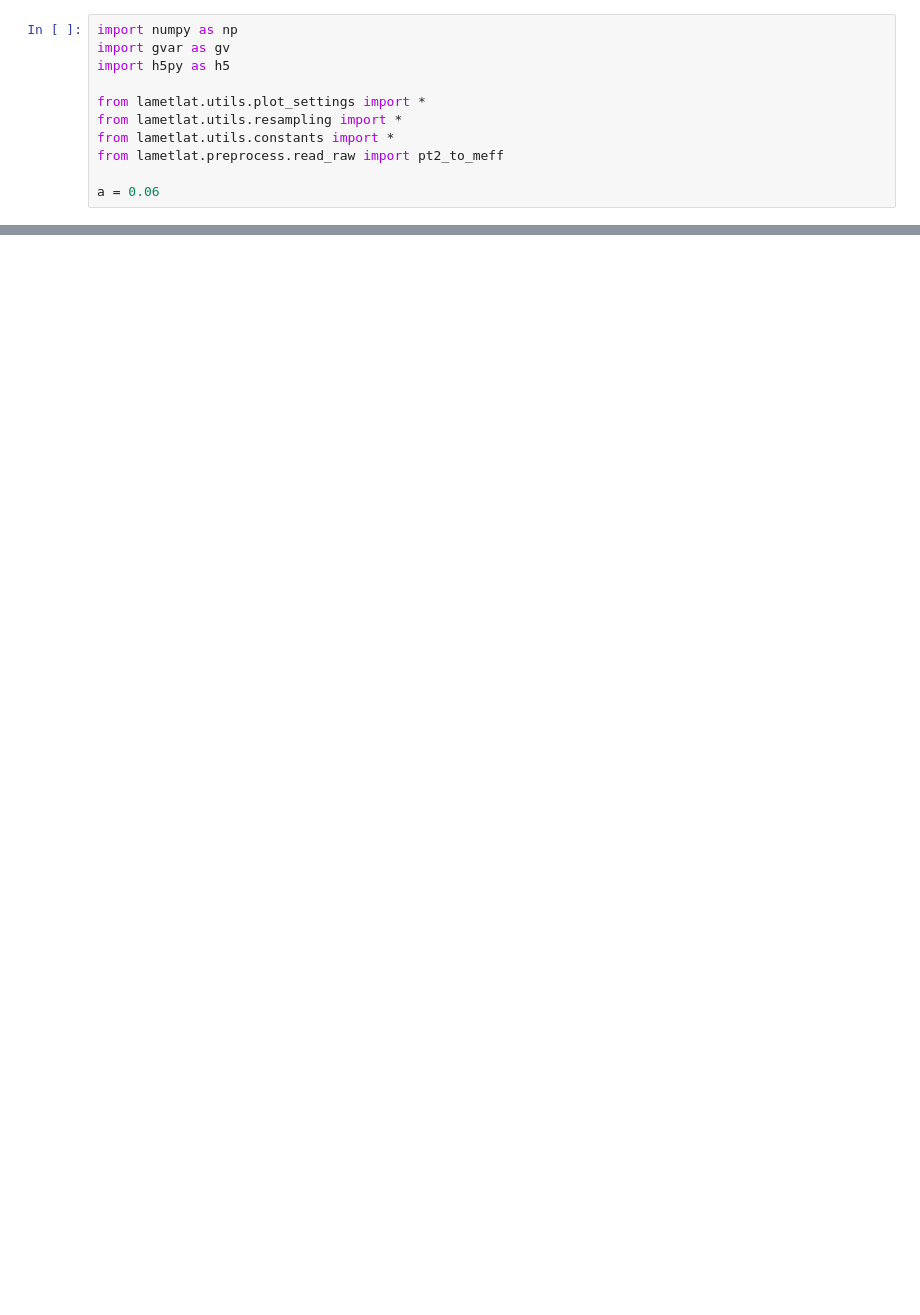
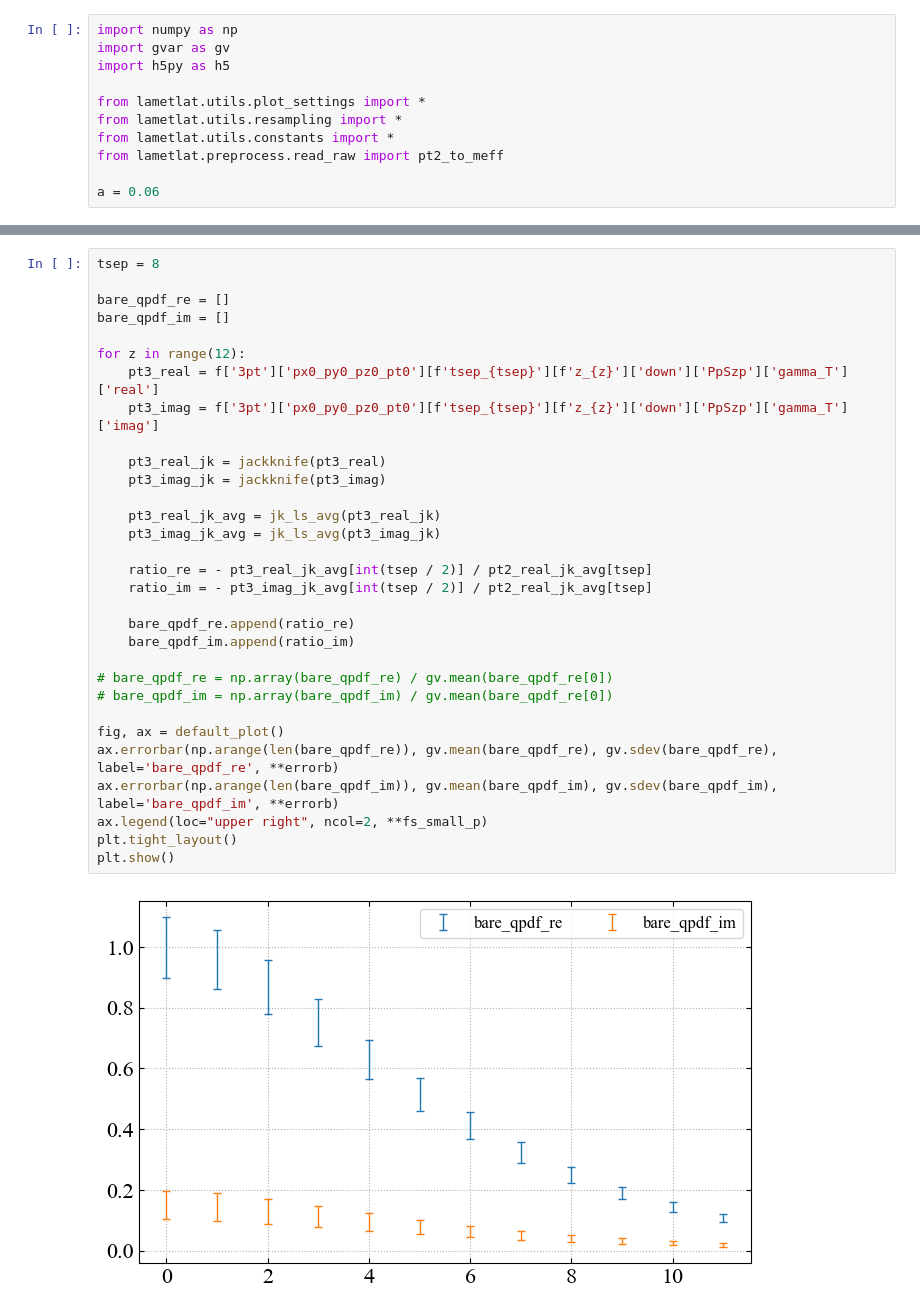
Before and after one commit to Greyyy-HJC/gpt_benchmark, a Jupyter notebook: examples/proton_qpdf/read.ipynb, the cells around one changed output, grey strips where cells are left out. Saved outputs shown, nothing was run; the diff lists cells and outputs as text; blank space fills up the shorter version.

```diff
--- a/examples/proton_qpdf/read.ipynb
+++ b/examples/proton_qpdf/read.ipynb
@@ -75,0 +88,33 @@ plt.show()
+# %%
+tsep = 8
+
+bare_qpdf_re = []
+bare_qpdf_im = []
+
+for z in range(12):
+    pt3_real = f['3pt']['px0_py0_pz0_pt0'][f'tsep_{tsep}'][f'z_{z}']['down']['PpSzp']['gamma_T']['real']
+    pt3_imag = f['3pt']['px0_py0_pz0_pt0'][f'tsep_{tsep}'][f'z_{z}']['down']['PpSzp']['gamma_T']['imag']
+
+    pt3_real_jk = jackknife(pt3_real)
+    pt3_imag_jk = jackknife(pt3_imag)
+
+    pt3_real_jk_avg = jk_ls_avg(pt3_real_jk)
+    pt3_imag_jk_avg = jk_ls_avg(pt3_imag_jk)
+
+    ratio_re = - pt3_real_jk_avg[int(tsep / 2)] / pt2_real_jk_avg[tsep]
+    ratio_im = - pt3_imag_jk_avg[int(tsep / 2)] / pt2_real_jk_avg[tsep]
+
+    bare_qpdf_re.append(ratio_re)
+    bare_qpdf_im.append(ratio_im)
+
+# bare_qpdf_re = np.array(bare_qpdf_re) / gv.mean(bare_qpdf_re[0])
+# bare_qpdf_im = np.array(bare_qpdf_im) / gv.mean(bare_qpdf_re[0])
+
+fig, ax = default_plot()
+ax.errorbar(np.arange(len(bare_qpdf_re)), gv.mean(bare_qpdf_re), gv.sdev(bare_qpdf_re), label='bare_qpdf_re', **errorb)
+ax.errorbar(np.arange(len(bare_qpdf_im)), gv.mean(bare_qpdf_im), gv.sdev(bare_qpdf_im), label='bare_qpdf_im', **errorb)
+ax.legend(loc="upper right", ncol=2, **fs_small_p)
+plt.tight_layout()
+plt.show()
+# %% [output]
+[figure, added]
```
Also changed, not shown: parts of 3 cells of this notebook, 5 other files.
